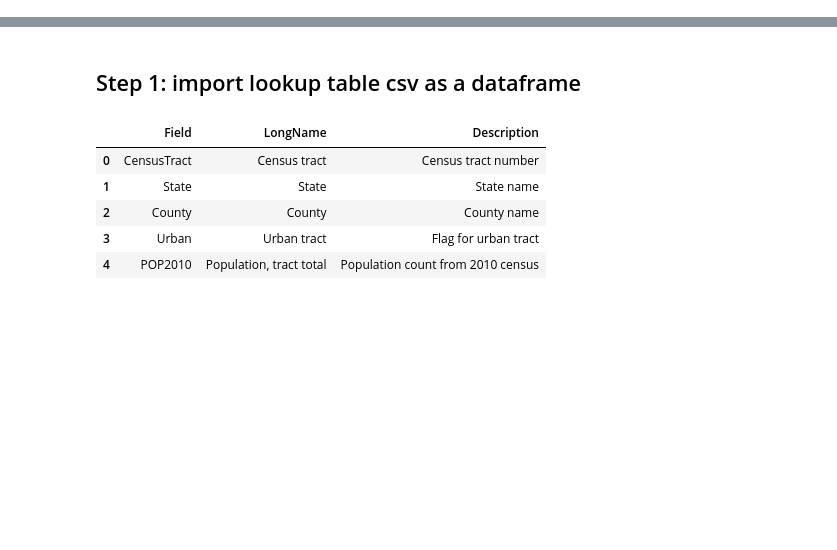
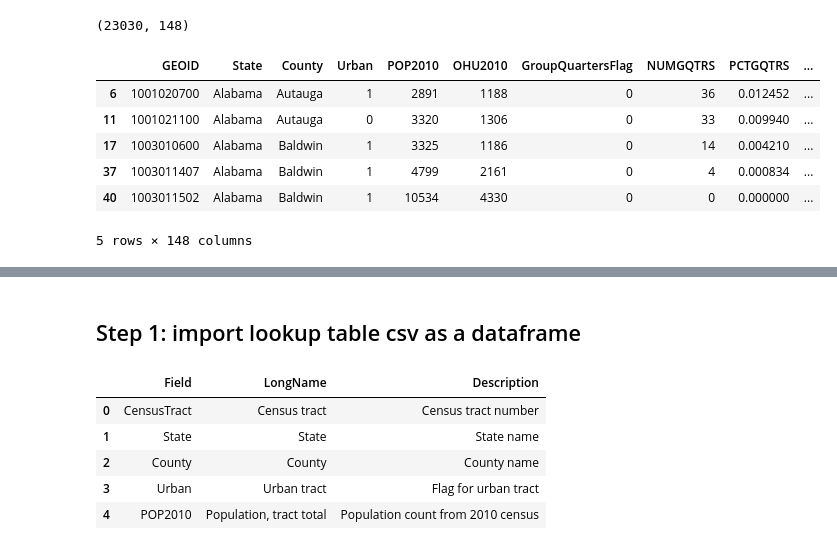
Before and after one commit to OliviaRodri/CEA_DEEP_LEARNING, a Jupyter notebook: resources/data_explore_OR.ipynb, the cells around one changed output, grey strips where cells are left out. Saved outputs shown, nothing was run; the diff lists cells and outputs as text; code cells hidden in the pictures; blank space fills up the shorter version.

```diff
--- a/resources/data_explore_OR.ipynb
+++ b/resources/data_explore_OR.ipynb
@@ -2,0 +28,24 @@ import pandas as pd
+# %%
+# Create new Impoverished column
+df = cen_tract
+cond_1 = df['MedianFamilyIncome'] <= 24250
+df['Impoverished'] = cond_1
+
+# keep only impoverished or food desert for all US
+df = cen_tract
+cond_1 = df['Impoverished'] == True
+cond_2 = (df['LILATracts_1And10'] == 1) | (df['LILATracts_halfAnd10'] == 1)  | (df['LILATracts_1And20'] == 1)  | (df['LILATracts_Vehicle'] == 1)
+cond_3 = ~((df['State'] == 'Alaska') | (df['State'] == 'Hawaii'))
+cond_4 = ~(cen_tract['POP2010'] == 0)
+df_below_income_threshold_deserts = df.loc[(cond_1 | cond_2) & cond_3 & cond_4]
+print(df_below_income_threshold_deserts.shape)
+df_below_income_threshold_deserts.head(5)
+# %% [output]
+(23030, 148)
+|  | GEOID | State | County | Urban | POP2010 | OHU2010 | GroupQuartersFlag | NUMGQTRS | PCTGQTRS | ... |
+| 6 | 1001020700 | Alabama | Autauga | 1 | 2891 | 1188 | 0 | 36 | 0.012452 | ... |
+| 11 | 1001021100 | Alabama | Autauga | 0 | 3320 | 1306 | 0 | 33 | 0.009940 | ... |
+| 17 | 1003010600 | Alabama | Baldwin | 1 | 3325 | 1186 | 0 | 14 | 0.004210 | ... |
+| 37 | 1003011407 | Alabama | Baldwin | 1 | 4799 | 2161 | 0 | 4 | 0.000834 | ... |
+| 40 | 1003011502 | Alabama | Baldwin | 1 | 10534 | 4330 | 0 | 0 | 0.000000 | ... |
+5 rows × 148 columns
```
Also changed, not shown: parts of 18 cells of this notebook.
